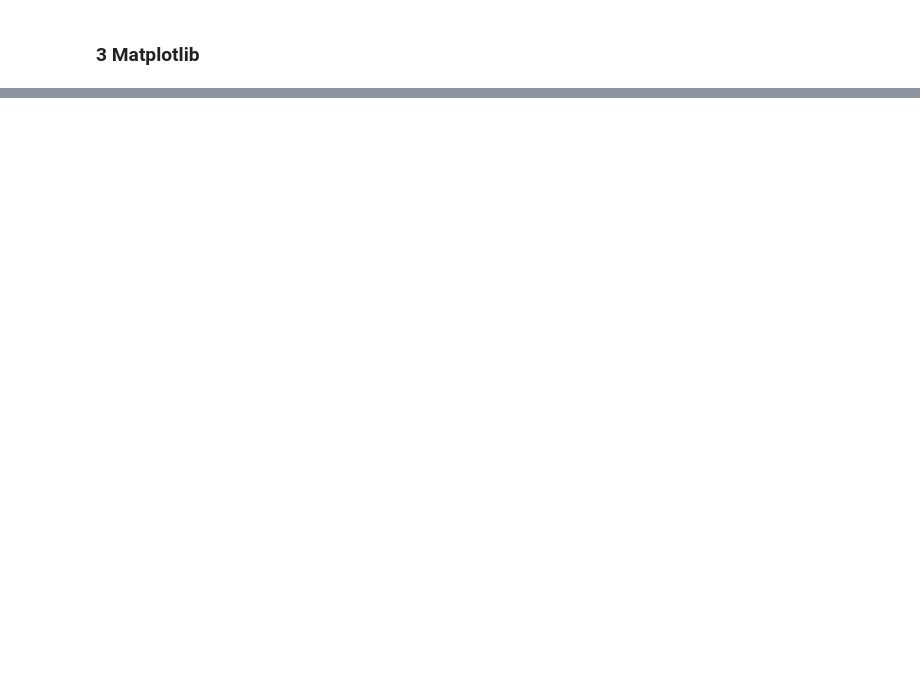
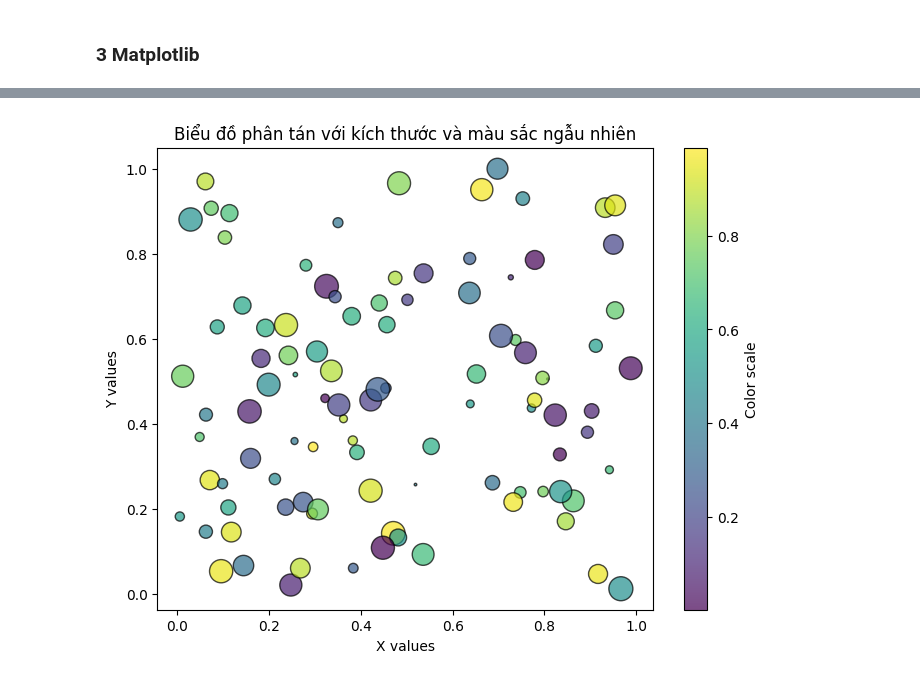
Before and after one commit to LDKhang35/NUMPY-PANDAS-MATPLOTLIB, a Jupyter notebook: numpy_pandas_matplotlib.ipynb, the cells around one changed output, grey strips where cells are left out. Saved outputs shown, nothing was run; the diff lists cells and outputs as text; code cells hidden in the pictures; blank space fills up the shorter version.

```diff
--- a/numpy_pandas_matplotlib.ipynb
+++ b/numpy_pandas_matplotlib.ipynb
@@ -422,0 +632,17 @@ Dữ liệu đại diện cho 150 sinh viên với 5 đặc điểm chiều cao,
+# %%
+# tao bieu do phan tan cua 2 bien ngau nhien x, y
+x = np.random.rand(100)
+y = np.random.rand(100)
+size = np.random.rand(100) * 300
+color = np.random.rand(100)
+
+plt.figure(figsize=(8,6))
+plt.scatter(x, y, s=size, c=color, alpha=0.7, cmap="viridis", edgecolors="k")
+
+plt.xlabel("X values")
+plt.ylabel("Y values")
+plt.title("Biểu đồ phân tán với kích thước và màu sắc ngẫu nhiên")
+plt.colorbar(label="Color scale")
+plt.show()
+# %% [output]
+[figure, added]
```
Also changed, not shown: parts of 20 cells of this notebook, 1 other file.
